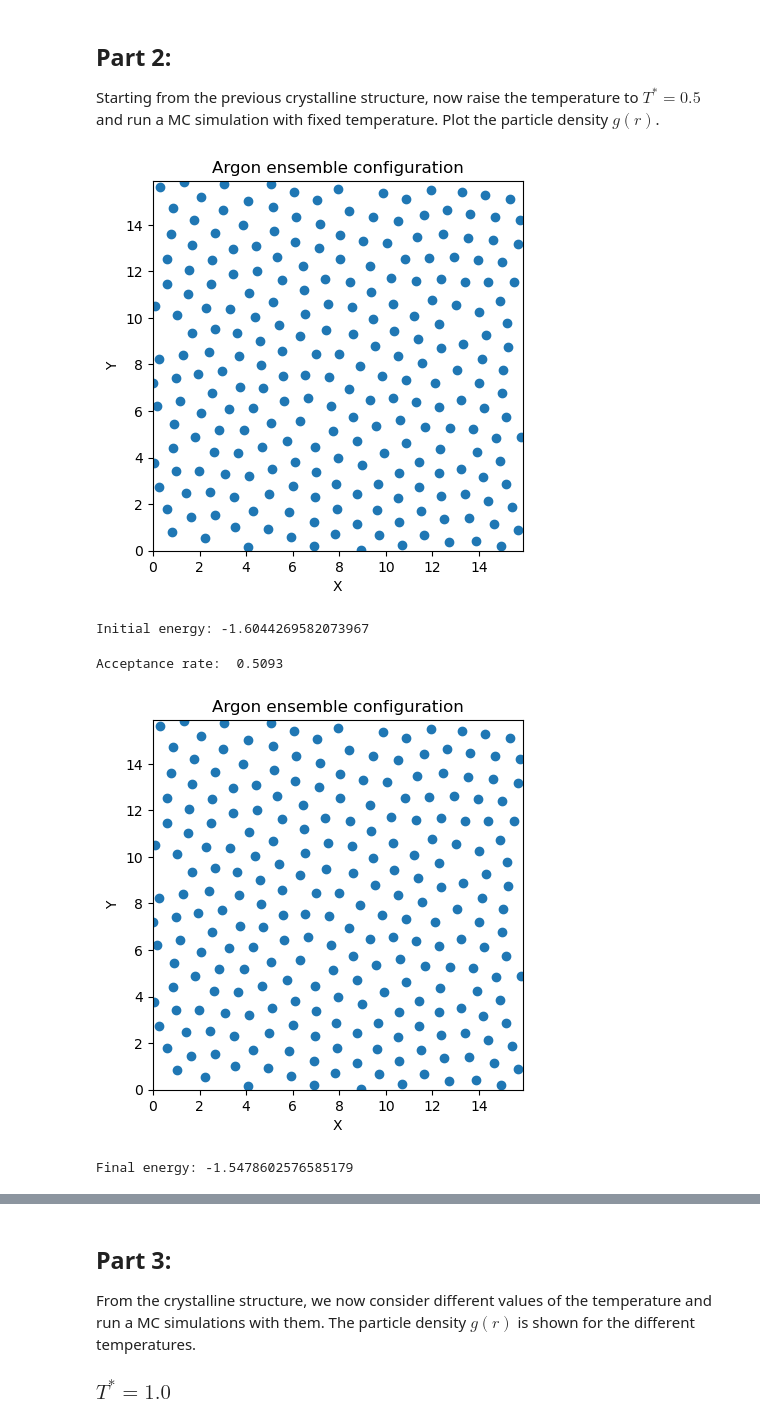
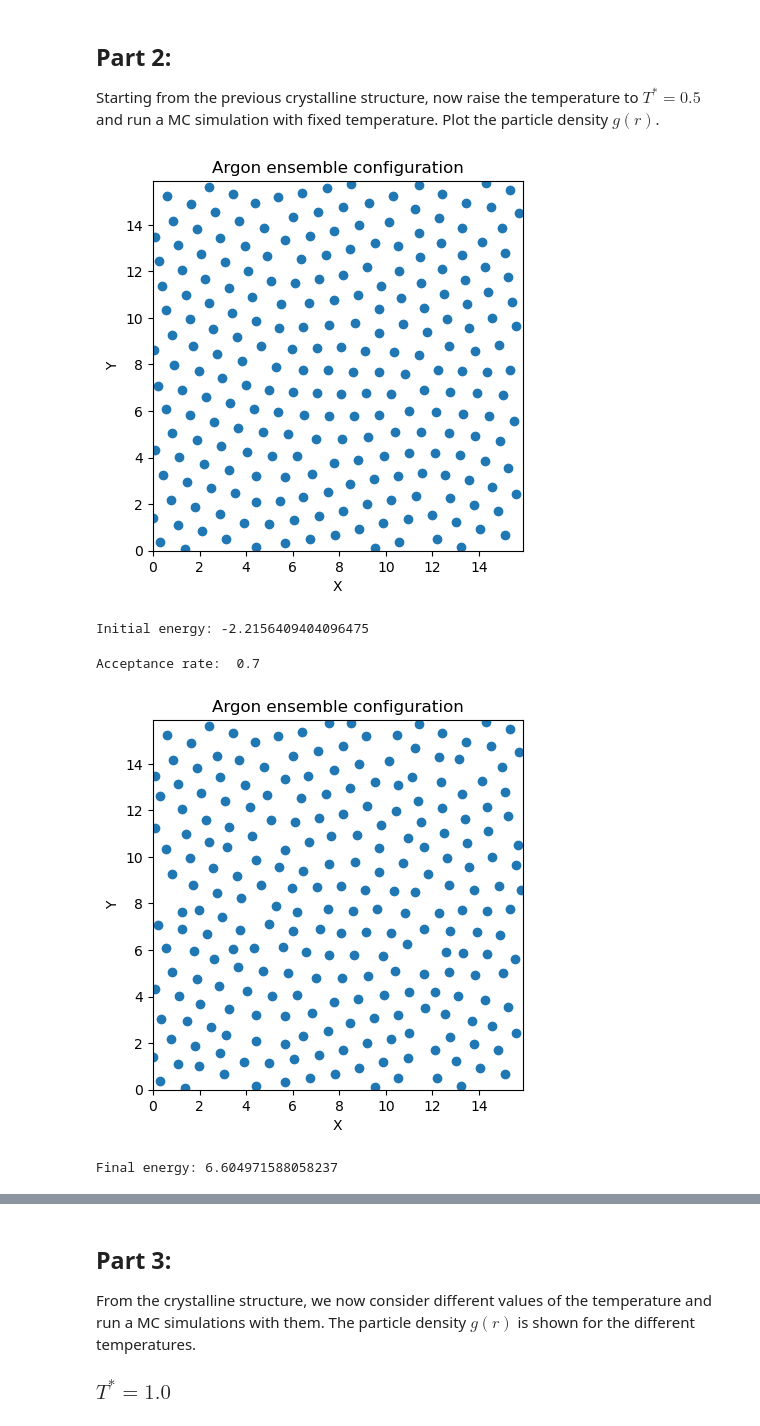
Before and after one commit to marc0797/Stochastic-Methods, a Jupyter notebook: assignments/Assignment 5.ipynb, the cells around one changed output, grey strips where cells are left out. Cells and saved outputs as stored; diff of their text form; code cells hidden in the pictures.

```diff
--- a/assignments/Assignment 5.ipynb
+++ b/assignments/Assignment 5.ipynb
@@ -166,6 +166,7 @@ class Argon:
             scale = max(dt,np.sqrt(T))
         else:
             scale = dt
+
         for epoch in tqdm(range(N_iter)):
             # Choose particle to move
             idx = np.random.randint(0,self.num_particles)
@@ -214,7 +215,7 @@ class Argon:
         # Acceptance rate
         print("Acceptance rate: ",accepted/N_iter)
 
-        self.printValues(best_solution)
+        self.printValues(self.positions)
         return best_solution, count_density/num_bins
 # %% [markdown]
 ## Part 1:
@@ -238,18 +239,18 @@ rho = 0.96
 # eps = 119.8/kB [J], sigma = 3.405 [A]
 
 # Number of iterations
-N_iter = 200000
+N_iter = 300000
 
 # Initial system temperature
-T = 1.0
-dt = 0.001
+T = 10.0
+dt = 0.004
 dr = 0.02
 
 # Initialize the ensemble
 crystal = Argon(N,density=rho,T=T)
 print("Initial energy:",crystal.energy(crystal.distances(crystal.positions)))
 # Find the best configuration using simulated annealing
-crystal_best_solution, crystal_density = crystal.simulatedAnnealing(N_iter=N_iter,cooldown=0.999,dt=dt,dr=dr,binning=(0.9,100))
+crystal_best_solution, crystal_density = crystal.simulatedAnnealing(N_iter=N_iter,cooldown=0.999,dt=dt,dr=dr)
 print("Final energy:",crystal.energy(crystal.distances(crystal_best_solution)) - crystal.T)
 
 # Plot the density
@@ -280,31 +281,31 @@ Plot the particle density $g(r)$.
 # %%
 # System temperature
 T = 0.5
 dt = 0.2
 dr = 0.02
 
 # Number of iterations
-N_iter = 10000
+N_iter = 100
 
 # Initialize the ensemble with the crystalline lattice positions
 a = Argon(N,positions=crystal_best_solution,density=rho,T=T)
 print("Initial energy:",a.energy(a.distances(a.positions)))
 
 # Find the best configuration using simulated annealing
-a_best_solution, a_density = a.simulatedAnnealing(N_iter=N_iter,dt=dt,dr=dr,binning=(0.1,10))
-print("Final energy:",a.energy(a.distances(a_best_solution)))
+a_best_solution, a_density = a.simulatedAnnealing(N_iter=N_iter,dt=dt,dr=dr,binning=(0.1,1))
+print("Final energy:",a.energy(a.distances(a.positions)))
 
 # Plot g(r)
 
 plt.plot(r_vec,a_density,label=f'T*={a.T}')
 plt.xlabel(r"$r/\sigma$")
 plt.ylabel(r"g(r)")
 plt.title(f'Plot of the particle density distribution')
 plt.legend()
 plt.show()
 # %% [output]
-[figure, old version]
+[figure, new version]
-Initial energy: -1.6044269582073967
+Initial energy: -2.2156409404096475
-Acceptance rate:  0.5093
+Acceptance rate:  0.7
-[figure, old version]
+[figure, new version]
-Final energy: -1.5478602576585179
+Final energy: 6.604971588058237
```
Also changed, not shown: parts of 16 cells of this notebook.
